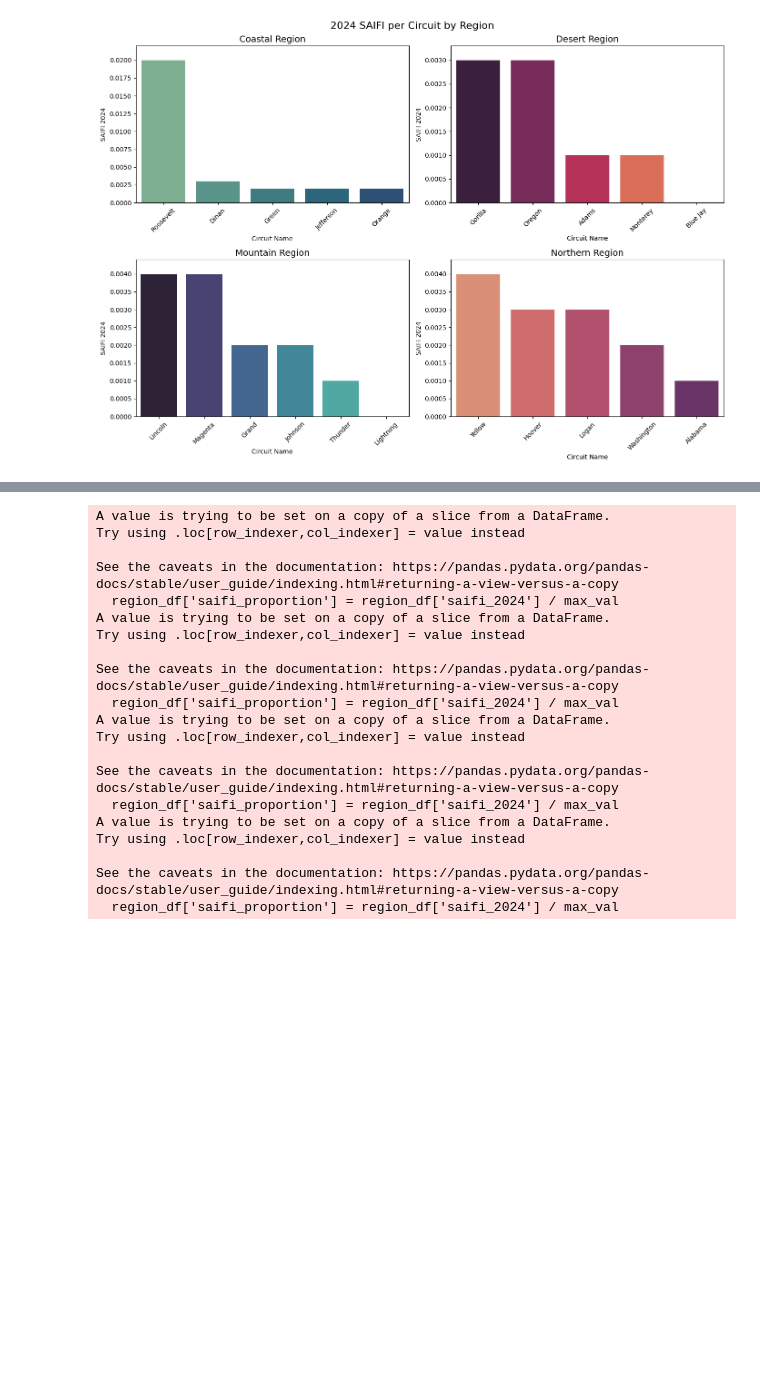
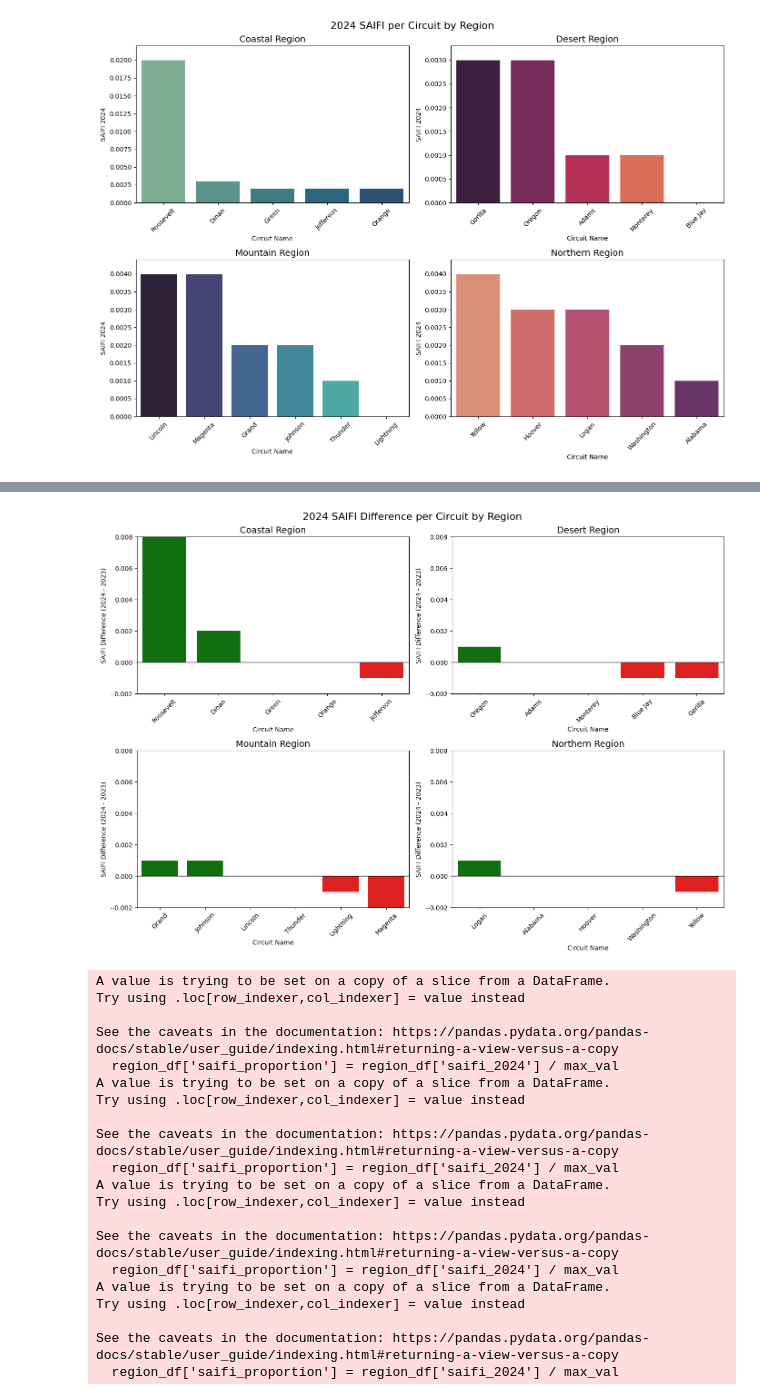
Before and after one commit to GerardoG2/ITC-2025, a Jupyter notebook: circuit-outage-analysis.ipynb, the cells around one changed output, grey strips where cells are left out. Saved outputs shown, nothing was run; the diff lists cells and outputs as text; code cells hidden in the pictures; blank space fills up the shorter version.

Commit message:
slight chagnes to graphs

```diff
--- a/circuit-outage-analysis.ipynb
+++ b/circuit-outage-analysis.ipynb
@@ -1066,3 +1066,92 @@ Passing `palette` without assigning `hue` is deprecated and will be removed in v
 
   sns.barplot(data=north, x='circuit_name', y='saifi_2024', palette=region_palette['north'], ax=axs[1][1])
 [figure]
+# %%
+# Copy and sort circuit data
+circuit_copy = circuit.copy()
+circuit_copy = circuit_copy.sort_values(by='circuit_name')
+
+# Color mapping: green for increase, red for decrease
+def color_map(values):
+    return ['green' if v >= 0 else 'red' for v in values]
+
+# Split and sort each region by SAIFI difference descending
+coastal = circuit_copy[circuit_copy['region'] == 'Coastal'].sort_values(by='saifi_diff_from_prev_year', ascending=False)
+desert = circuit_copy[circuit_copy['region'] == 'Desert'].sort_values(by='saifi_diff_from_prev_year', ascending=False)
+mountain = circuit_copy[circuit_copy['region'] == 'Mountain'].sort_values(by='saifi_diff_from_prev_year', ascending=False)
+north = circuit_copy[circuit_copy['region'] == 'North'].sort_values(by='saifi_diff_from_prev_year', ascending=False)
+
+# Global y-axis limits with padding
+global_min = circuit_copy['saifi_diff_from_prev_year'].min()
+global_max = circuit_copy['saifi_diff_from_prev_year'].max()
+global_min = min(global_min, 0)
+global_max = max(global_max, 0)
+
+# Plot setup
+fig, axs = plt.subplots(2, 2, figsize=(14, 10))
+
+# Coastal
+sns.barplot(
+    data=coastal,
+    x='circuit_name',
+    y='saifi_diff_from_prev_year',
+    palette=color_map(coastal['saifi_diff_from_prev_year']),
+    ax=axs[0][0]
+)
+axs[0][0].set_title('Coastal Region', fontsize=14)
+axs[0][0].tick_params(rotation=45, axis='x')
+axs[0][0].set_ylim(global_min, global_max)
+axs[0][0].set_ylabel('SAIFI Difference (2024 - 2023)')
+axs[0][0].set_xlabel('Circuit Name')
+axs[0][0].axhline(0, color='black', linewidth=1)
+
+# Desert
+sns.barplot(
+    data=desert,
+    x='circuit_name',
+    y='saifi_diff_from_prev_year',
+    palette=color_map(desert['saifi_diff_from_prev_year']),
+    ax=axs[0][1]
+)
+axs[0][1].set_title('Desert Region', fontsize=14)
+axs[0][1].tick_params(rotation=45, axis='x')
+axs[0][1].set_ylim(global_min, global_max)
+axs[0][1].set_ylabel('SAIFI Difference (2024 - 2023)')
+axs[0][1].set_xlabel('Circuit Name')
+axs[0][1].axhline(0, color='black', linewidth=1)
+
+# Mountain
+sns.barplot(
+    data=mountain,
+    x='circuit_name',
+    y='saifi_diff_from_prev_year',
+    palette=color_map(mountain['saifi_diff_from_prev_year']),
+    ax=axs[1][0]
+)
+axs[1][0].set_title('Mountain Region', fontsize=14)
+axs[1][0].tick_params(rotation=45, axis='x')
+axs[1][0].set_ylim(global_min, global_max)
+axs[1][0].set_ylabel('SAIFI Difference (2024 - 2023)')
+axs[1][0].set_xlabel('Circuit Name')
+axs[1][0].axhline(0, color='black', linewidth=1)
+
+# Northern
+sns.barplot(
+    data=north,
+    x='circuit_name',
+    y='saifi_diff_from_prev_year',
+    palette=color_map(north['saifi_diff_from_prev_year']),
+    ax=axs[1][1]
+)
+axs[1][1].set_title('Northern Region', fontsize=14)
+axs[1][1].tick_params(rotation=45, axis='x')
+axs[1][1].set_ylim(global_min, global_max)
+axs[1][1].set_ylabel('SAIFI Difference (2024 - 2023)')
+axs[1][1].set_xlabel('Circuit Name')
+axs[1][1].axhline(0, color='black', linewidth=1)
+
+# Final layout
+plt.suptitle('2024 SAIFI Difference per Circuit by Region', fontsize=16)
+plt.tight_layout()
+plt.show()
+# %% [output]
@@ -1069,3 +1173,4 @@ Passing `palette` without assigning `hue` is deprecated and will be removed in v
+[figure, added]
 # %%
 # normalized saifi
 circuit_copy = circuit.copy().sort_values(by = 'circuit_name')
```
Also changed, not shown: parts of 9 cells of this notebook.
